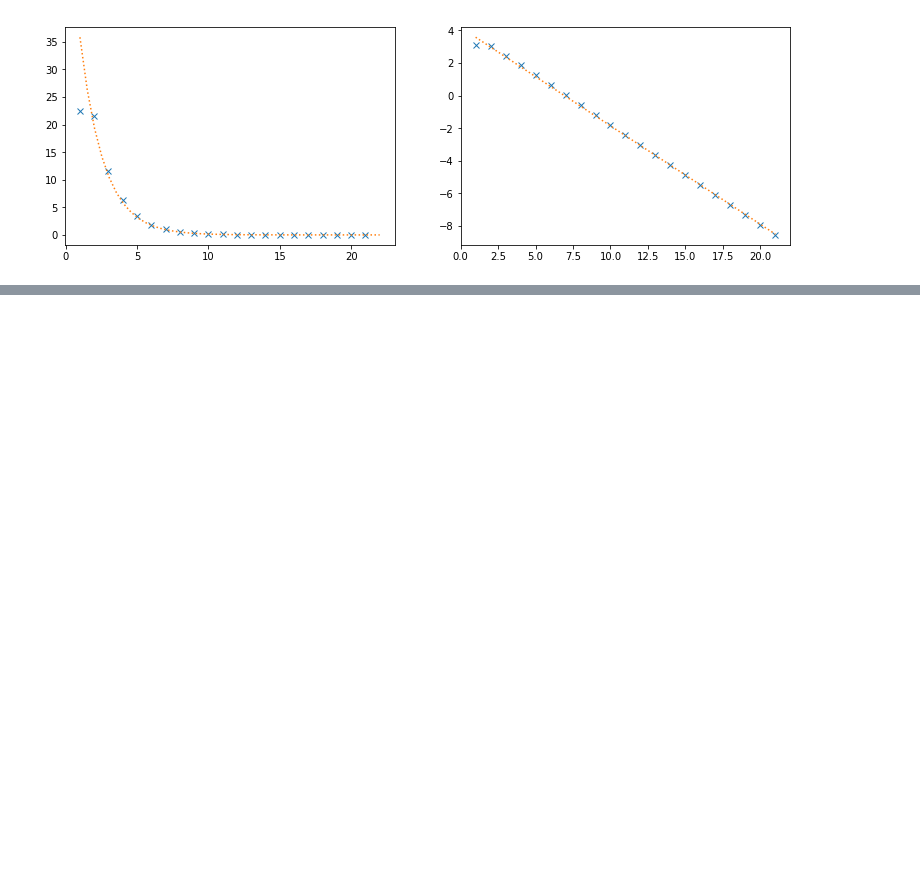
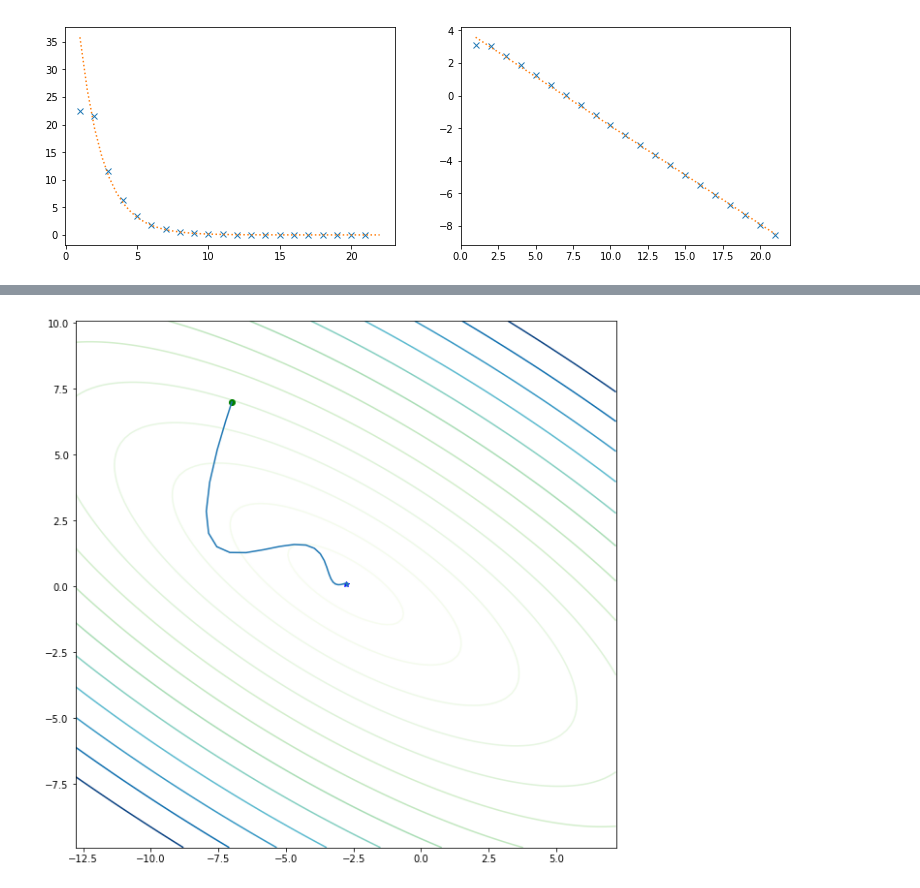
Before and after one commit to ananasness/optimize_it, a Jupyter notebook: demo.ipynb, the cells around one changed output, grey strips where cells are left out. Saved outputs shown, nothing was run; the diff lists cells and outputs as text; code cells hidden in the pictures; blank space fills up the shorter version.

Commit message:
Add heavy ball and backtracking

```diff
--- a/demo.ipynb
+++ b/demo.ipynb
@@ -67,0 +70,6 @@ plt.plot(*xs[-1], 'x')
+# %%
+x_0 = [-7, 7]
+xs, fs = heavy_ball(x_0, f, grad, iters=40, alpha=0.07, beta=0.75)
+p = plot_it(f, x_star, x_0, xs);
+# %% [output]
+[figure, added]
```
Also changed, not shown: parts of 9 cells of this notebook, 2 other files.
